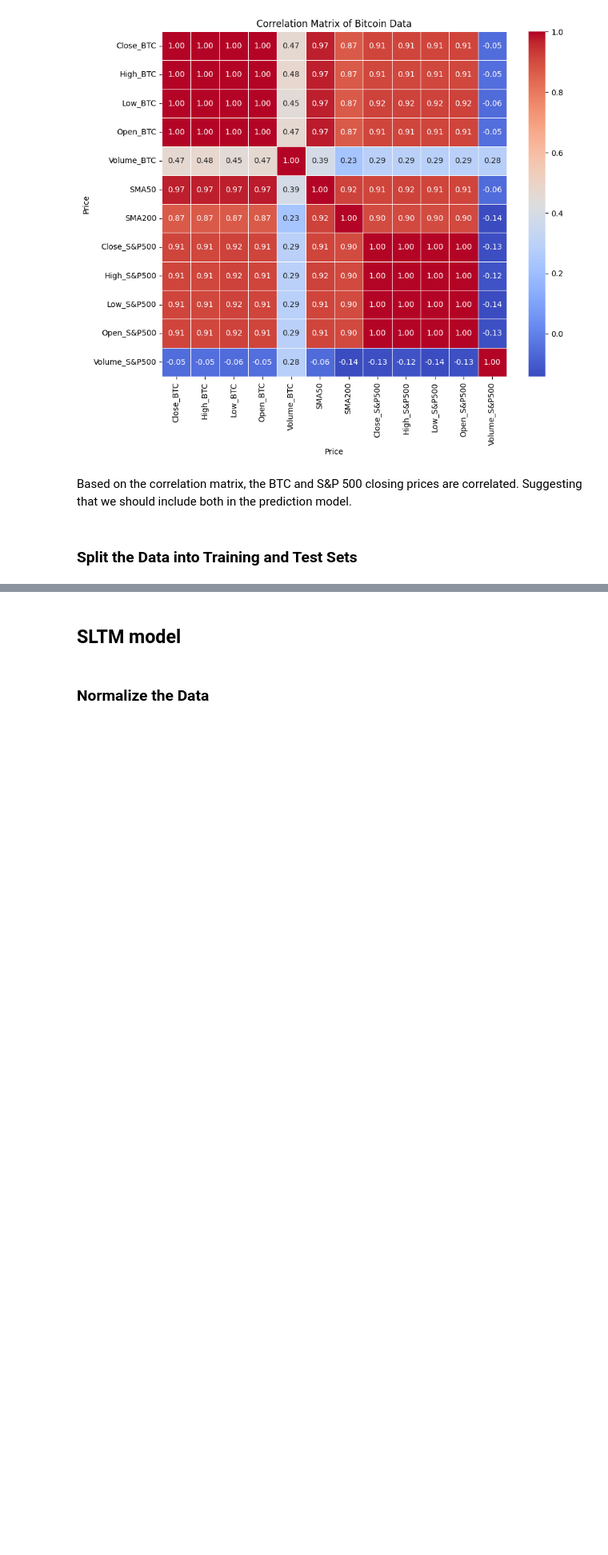
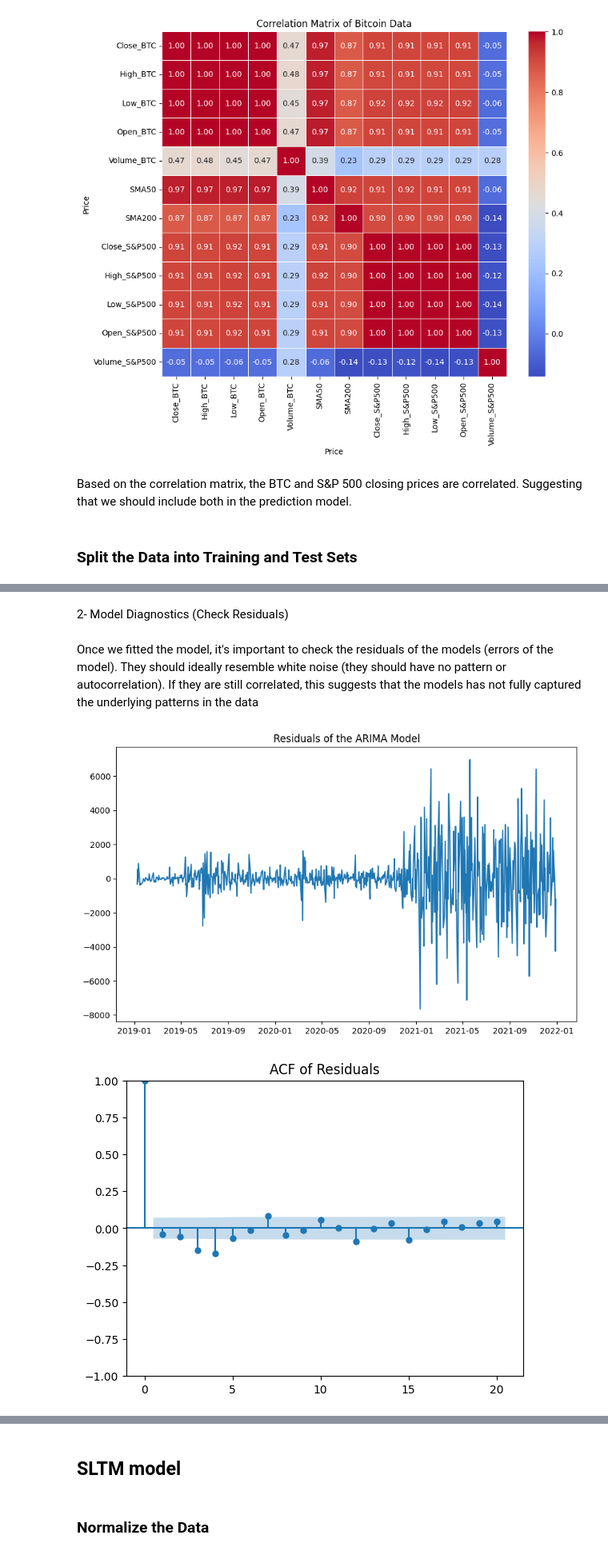
Before and after one commit to amajji/real-time-stock-price-forecasting-with-prophet-llm-news-sentiment-analysis, a Jupyter notebook: Crypto-price-forcasting.ipynb, the cells around one changed output, grey strips where cells are left out. Shown at 80% size. Saved outputs shown, nothing was run; the diff lists cells and outputs as text; code cells hidden in the pictures; blank space fills up the shorter version.

```diff
--- a/Crypto-price-forcasting.ipynb
+++ b/Crypto-price-forcasting.ipynb
@@ -165,0 +328,8 @@ data_test_index = data_test.index
+# %%
+(p, d, q) = (10, 1, 10)
+# Fit the ARIMA model with the identified p, d, q values
+model = ARIMA(data_diff_train[["Close_BTC"]], order=(p, d, q))
+model_fit = model.fit()
+
+# Print the summary of the model
+print(model_fit.summary())
@@ -165,0 +354,27 @@ data_test_index = data_test.index
+# %% [markdown]
+2- Model Diagnostics (Check Residuals)
+# %% [markdown]
+Once we fitted the model, it's important to check the residuals of the models (errors of the model). They should ideally resemble white noise (they should have no pattern or autocorrelation). If they are still correlated, this suggests that the models has not fully captured the underlying patterns in the data
+# %%
+# Get residuals from the model
+residuals = model_fit.resid
+
+# Plot residuals
+plt.figure(figsize=(10, 6))
+plt.plot(residuals)
+plt.title('Residuals of the ARIMA Model')
+plt.show()
+
+# Plot the ACF of residuals to check for autocorrelation
+plot_acf(residuals, lags=20)
+plt.title('ACF of Residuals')
+plt.show()
+
+# Plot histogram of residuals
+plt.figure(figsize=(10, 6))
+plt.hist(residuals, bins=20)
+plt.title('Histogram of Residuals')
+plt.show()
+# %% [output]
+[figure, added]
+[figure, added]
```
Also changed, not shown: parts of 35 cells of this notebook.
